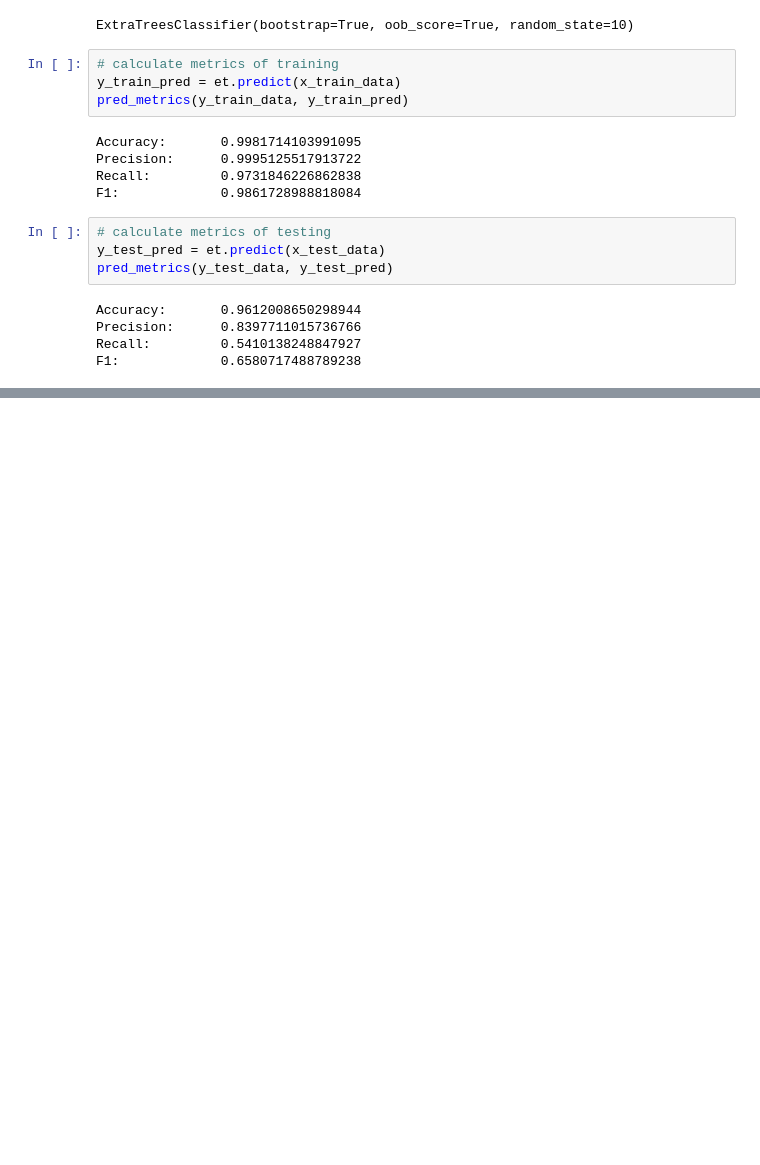
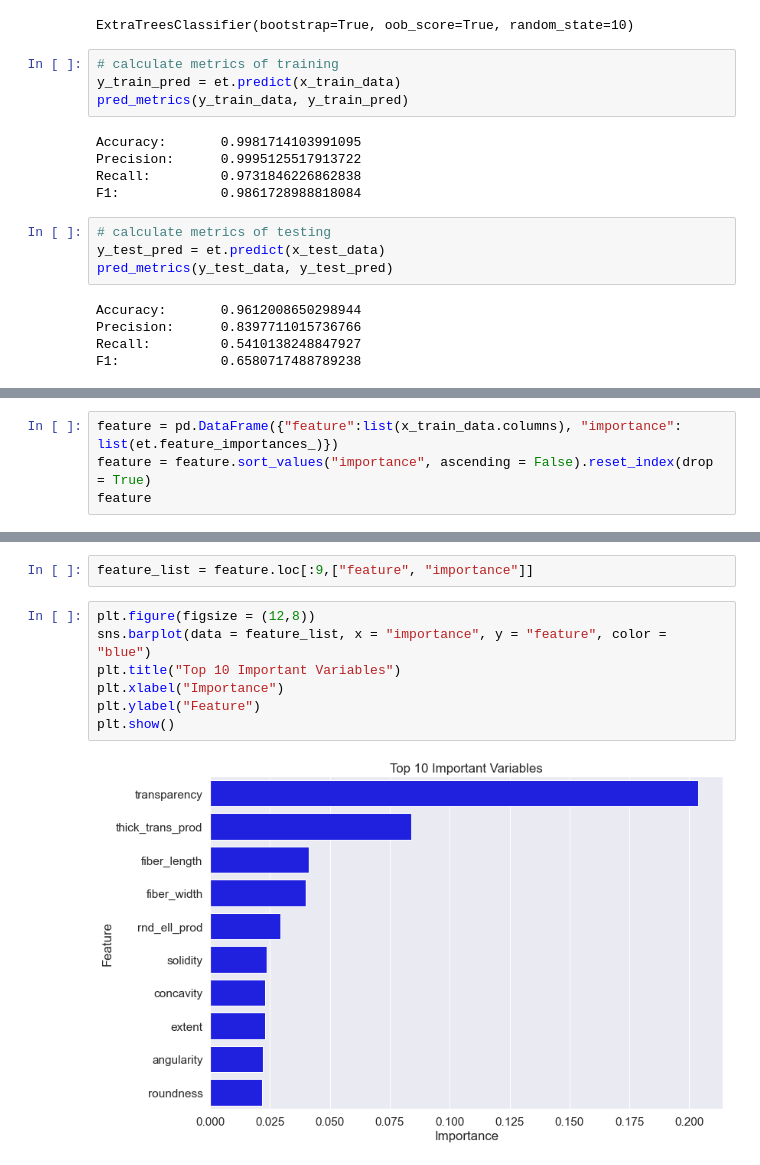
Before and after one commit to sheacon/ancient_toolmaking, a Jupyter notebook: 46-extra-trees.ipynb, the cells around one changed output, grey strips where cells are left out. Cells and saved outputs as stored; diff of their text form; blank space fills up the shorter version.

```diff
--- a/46-extra-trees.ipynb
+++ b/46-extra-trees.ipynb
@@ -86,0 +120,4 @@ F1:             0.6580717488789238
+# %%
+feature = pd.DataFrame({"feature":list(x_train_data.columns), "importance": list(et.feature_importances_)})
+feature = feature.sort_values("importance", ascending = False).reset_index(drop = True)
+feature
@@ -86,0 +142,11 @@ F1:             0.6580717488789238
+# %%
+feature_list = feature.loc[:9,["feature", "importance"]]
+# %%
+plt.figure(figsize = (12,8))
+sns.barplot(data = feature_list, x = "importance", y = "feature", color = "blue")
+plt.title("Top 10 Important Variables")
+plt.xlabel("Importance")
+plt.ylabel("Feature")
+plt.show()
+# %% [output]
+[figure, added]
```
Also changed, not shown: parts of 23 cells of this notebook.
